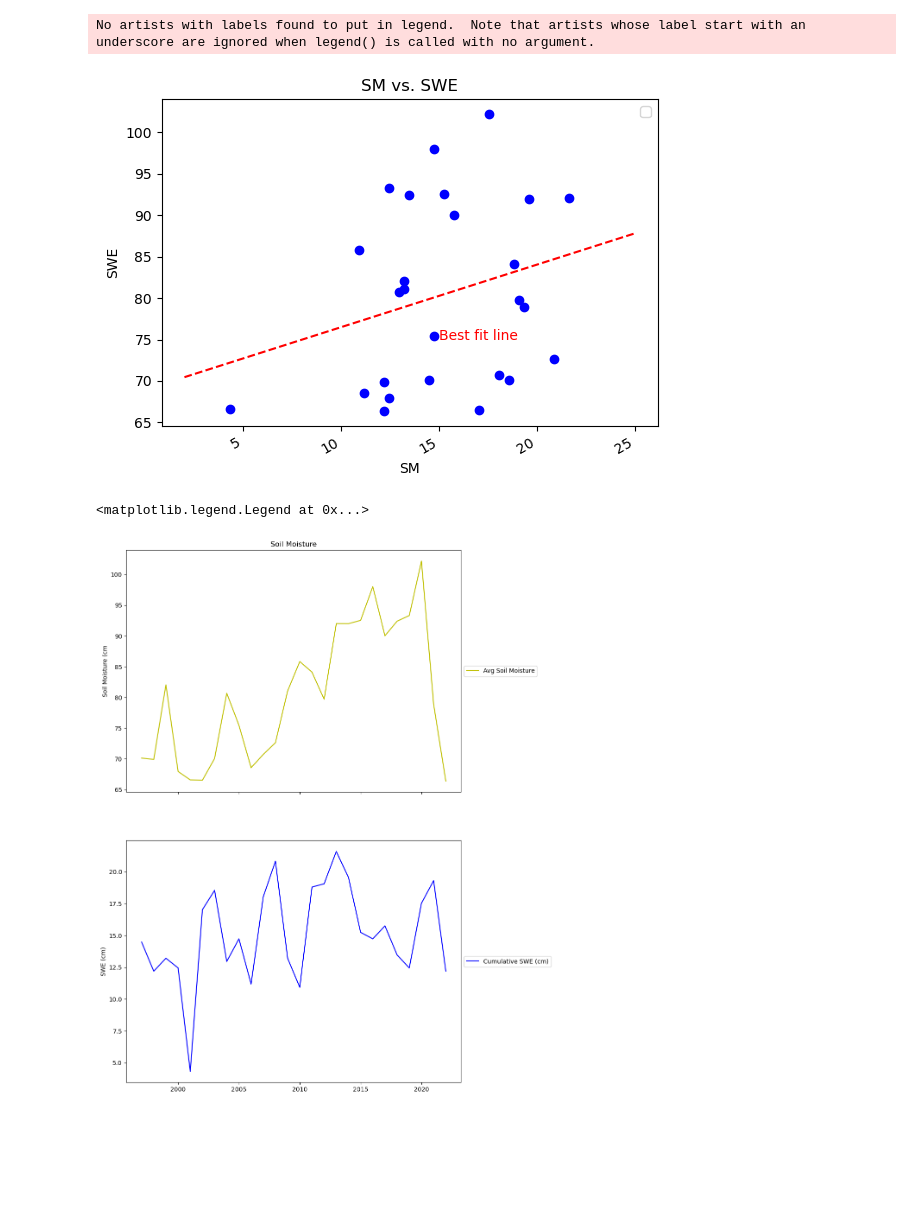
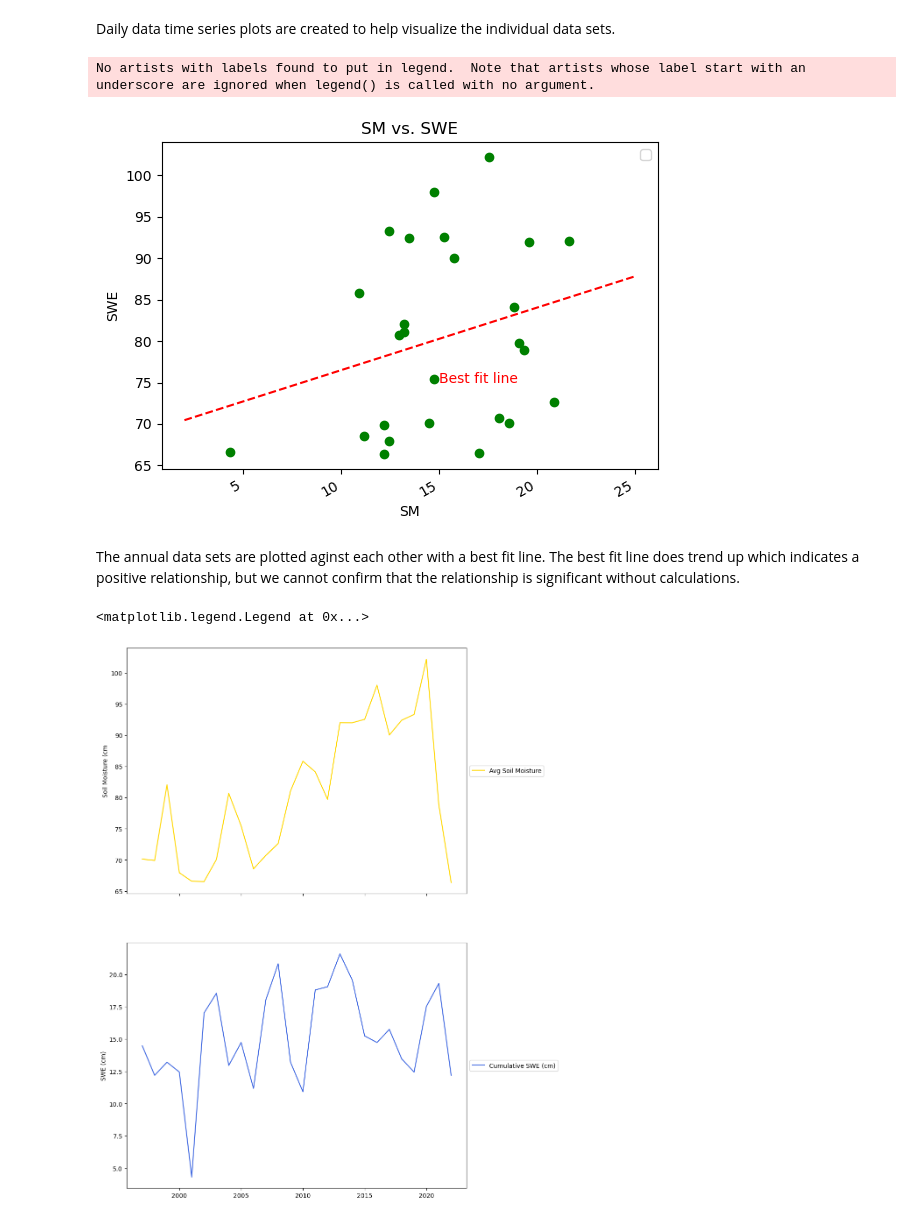
Before and after one commit to andrewflem/Final-Project-CO-snow-and-droughts, a Jupyter notebook: Fleming_Final_Project_ESCI_797 (1).ipynb, the cells around one changed output. Saved outputs shown, nothing was run; the diff lists cells and outputs as text; code cells hidden in the pictures; blank space fills up the shorter version.

```diff
--- a/Fleming_Final_Project_ESCI_797 (1).ipynb
+++ b/Fleming_Final_Project_ESCI_797 (1).ipynb
@@ -227,3 +232,5 @@ fig2.autofmt_xdate()
+# %% [markdown]
+Daily data time series plots are created to help visualize the individual data sets.
 # %%
 #%%Plot SM vs SWE
 # Create plot
@@ -231,7 +238,7 @@ fig3, ax3 = plt.subplots()
 
 # Plot another data series
 ax3.plot(dfannual_swe['SWE_cm'], dfannual_sm['avg_soilmoisture'],  # x = 1st series, y = 2nd series)
-        'bo')                           # Line Format
+        'go')                           # Line Format
 
 #Best fit equation
 slope,intercept = np.polyfit(dfannual_swe['SWE_cm'],
@@ -257,32 +264,34 @@ ax3.legend()                                   # legend
 fig3.autofmt_xdate()
 # %% [output]
 No artists with labels found to put in legend.  Note that artists whose label start with an underscore are ignored when legend() is called with no argument.
-[figure, old version]
+[figure, new version]
+# %% [markdown]
+The annual data sets are plotted aginst each other with a best fit line. The best fit line does trend up which indicates a positive relationship, but we cannot confirm that the relationship is significant without calculations.
 # %%
 #Figure 1
 fig, (ax1,ax2) = plt.subplots(2,
              1, figsize=(10,16), sharex = True)
 
 # Plot a Soil Moisture
-ax1.plot(dfannual_sm.index, dfannual_sm['avg_soilmoisture'], color = 'y',
+ax1.plot(dfannual_sm.index, dfannual_sm['avg_soilmoisture'], color = 'gold',
              label = 'Avg Soil Moisture')
 
 ax1.legend(loc='center left',bbox_to_anchor= (1.0, 0.5))
 
 # Add y-axis label
 ax1.set_ylabel('Soil Moisture (cm')
 
 # Add plot title
-ax1.set_title('Soil Moisture')
+#ax1.set_title('Soil Moisture')
 
 # Plot b SWE
-ax2.plot(dfannual_swe.index, dfannual_swe['SWE_cm'], color = 'b',
+ax2.plot(dfannual_swe.index, dfannual_swe['SWE_cm'], color = 'royalblue',
             label = 'Cumulative SWE (cm)')
 ax2.set_ylabel('SWE (cm)')
 ax2.legend(loc='center left',bbox_to_anchor= (1.0, 0.5))
 # %% [output]
 <matplotlib.legend.Legend at 0x...>
-[figure, old version]
+[figure, new version]
 # %%
 #Figure
 fig4, ax1=plt.subplots()
```
Also changed, not shown: parts of 22 cells of this notebook.
